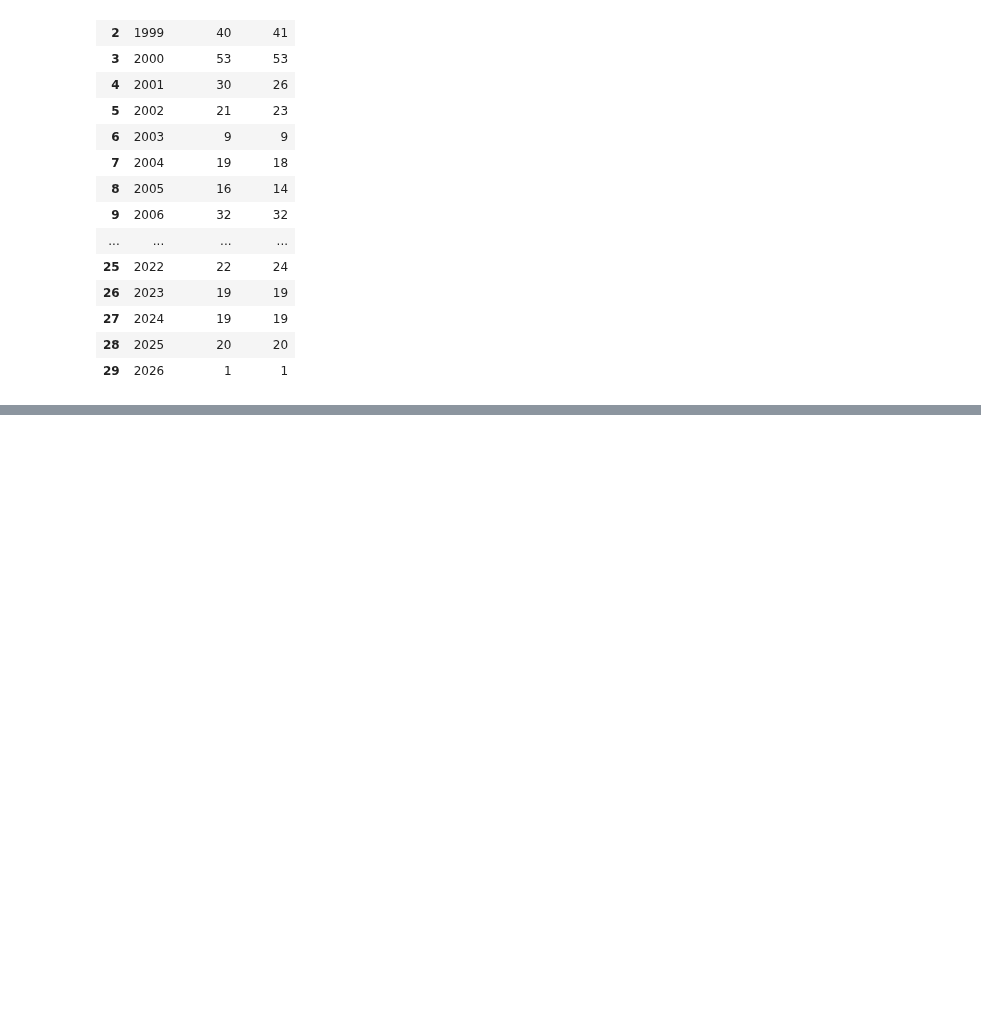
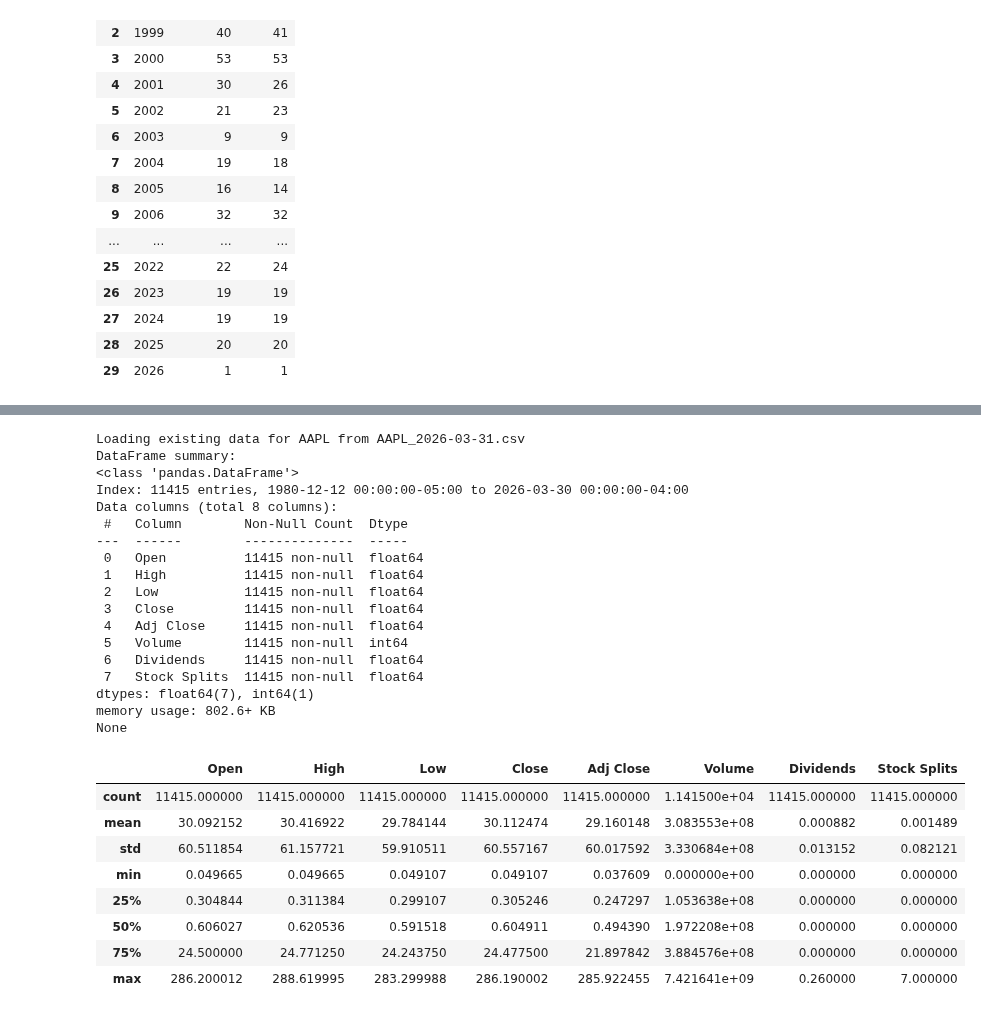
Before and after one commit to MichaelL200/data-driven-stock-portfolio-selection, a Jupyter notebook: notebooks/main.ipynb, the cells around one changed output, grey strips where cells are left out. Cells and saved outputs as stored; diff of their text form; code cells hidden in the pictures; blank space fills up the shorter version.

```diff
--- a/notebooks/main.ipynb
+++ b/notebooks/main.ipynb
@@ -217,0 +238,32 @@ plots.sp500_yearly_changes(sp500)
+# %%
+apple = dataset.YahooFinance.get_ticker_data("AAPL", save_csv=True)
+
+plots.summarize_df(apple)
+# %% [output]
+Loading existing data for AAPL from AAPL_2026-03-31.csv
+DataFrame summary:
+<class 'pandas.DataFrame'>
+Index: 11415 entries, 1980-12-12 00:00:00-05:00 to 2026-03-30 00:00:00-04:00
+Data columns (total 8 columns):
+ #   Column        Non-Null Count  Dtype
+---  ------        --------------  -----
+ 0   Open          11415 non-null  float64
+ 1   High          11415 non-null  float64
+ 2   Low           11415 non-null  float64
+ 3   Close         11415 non-null  float64
+ 4   Adj Close     11415 non-null  float64
+ 5   Volume        11415 non-null  int64
+ 6   Dividends     11415 non-null  float64
+ 7   Stock Splits  11415 non-null  float64
+dtypes: float64(7), int64(1)
+memory usage: 802.6+ KB
+None
+|  | Open | High | Low | Close | Adj Close | Volume | Dividends | Stock Splits |
+| count | 11415.000000 | 11415.000000 | 11415.000000 | 11415.000000 | 11415.000000 | 1.141500e+04 | 11415.000000 | 11415.000000 |
+| mean | 30.092152 | 30.416922 | 29.784144 | 30.112474 | 29.160148 | 3.083553e+08 | 0.000882 | 0.001489 |
+| std | 60.511854 | 61.157721 | 59.910511 | 60.557167 | 60.017592 | 3.330684e+08 | 0.013152 | 0.082121 |
+| min | 0.049665 | 0.049665 | 0.049107 | 0.049107 | 0.037609 | 0.000000e+00 | 0.000000 | 0.000000 |
+| 25% | 0.304844 | 0.311384 | 0.299107 | 0.305246 | 0.247297 | 1.053638e+08 | 0.000000 | 0.000000 |
+| 50% | 0.606027 | 0.620536 | 0.591518 | 0.604911 | 0.494390 | 1.972208e+08 | 0.000000 | 0.000000 |
+| 75% | 24.500000 | 24.771250 | 24.243750 | 24.477500 | 21.897842 | 3.884576e+08 | 0.000000 | 0.000000 |
+| max | 286.200012 | 288.619995 | 283.299988 | 286.190002 | 285.922455 | 7.421641e+09 | 0.260000 | 7.000000 |
```
Also changed, not shown: parts of 15 cells of this notebook, 4 other files.
